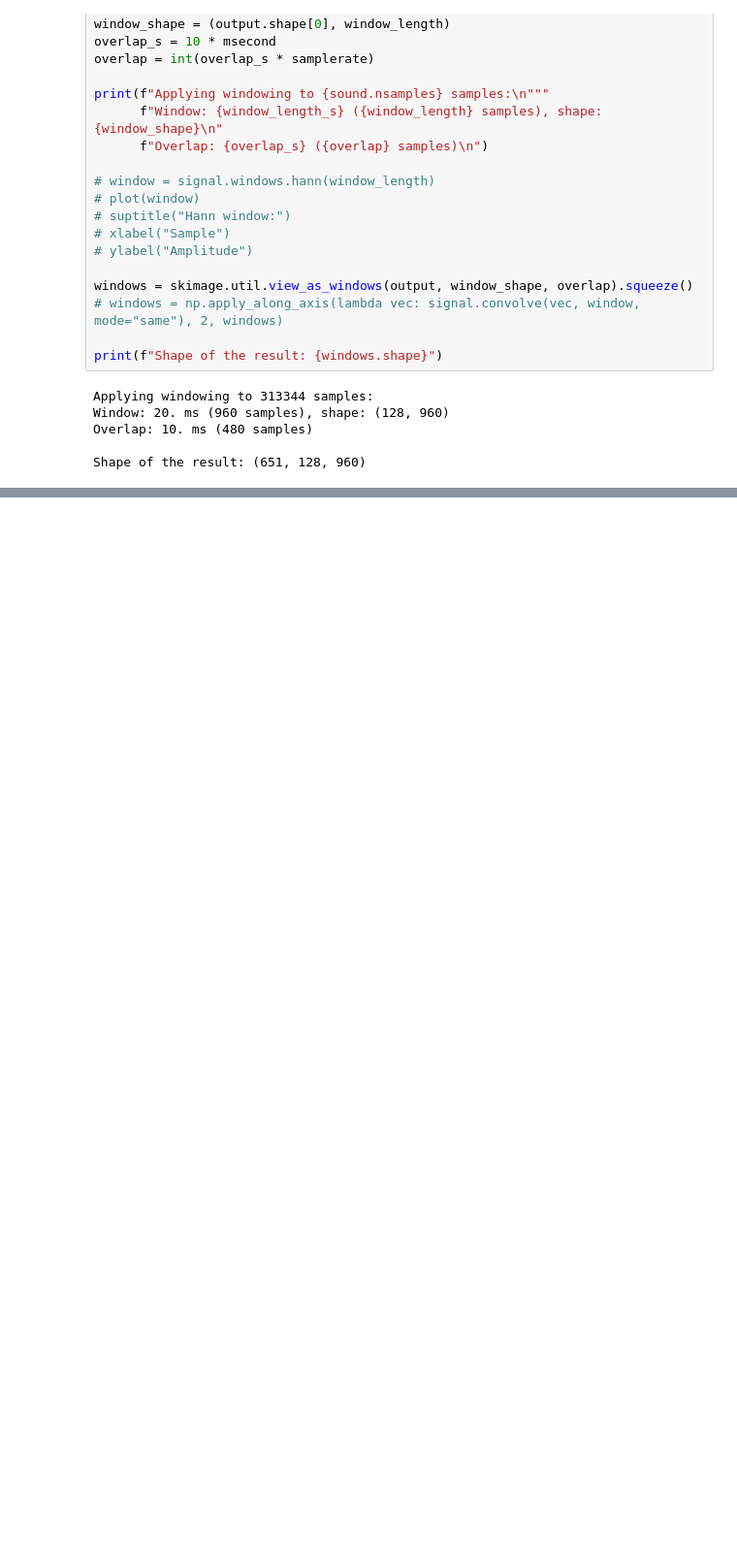
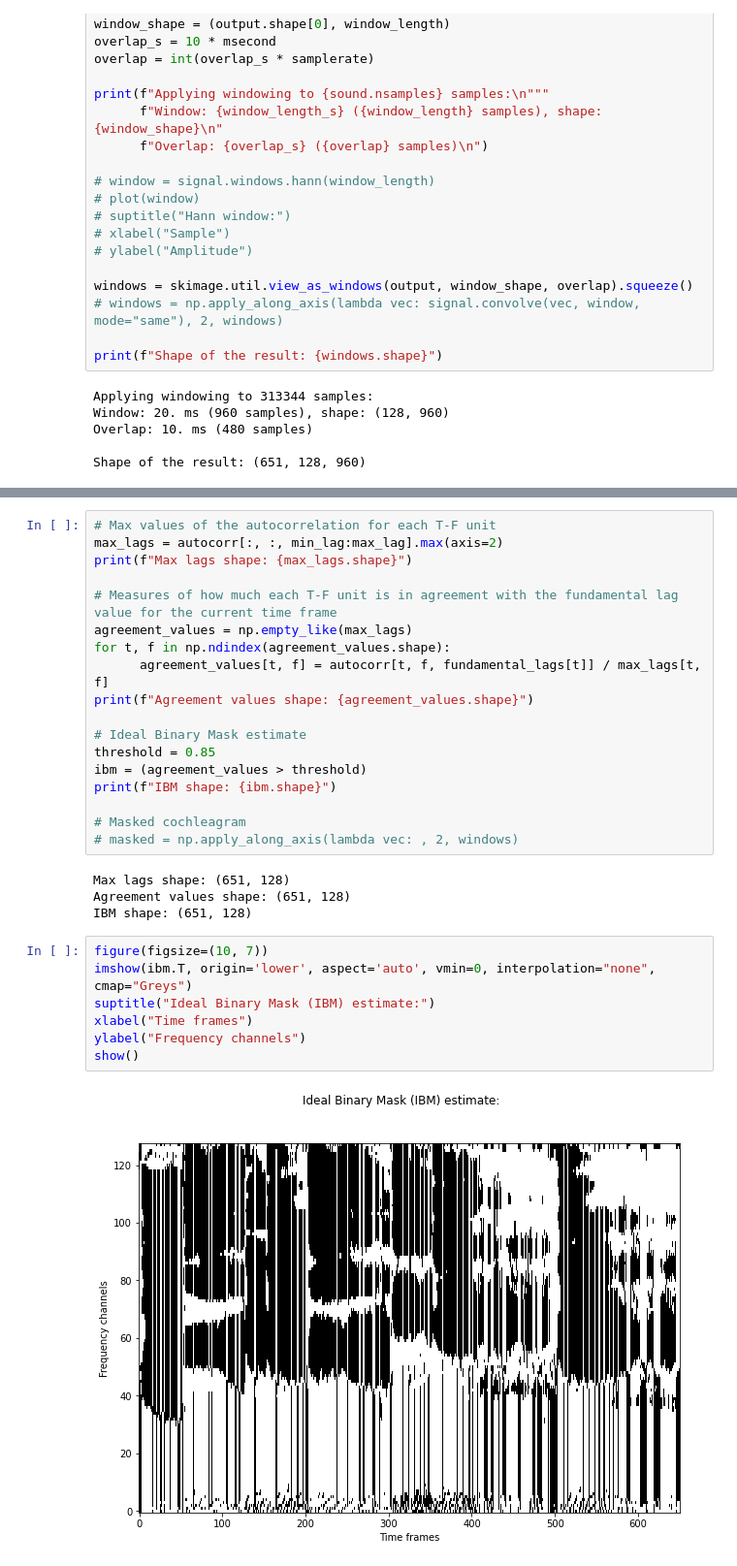
Before and after one commit to salveron/bachelors_thesis, a Jupyter notebook: notebooks/monophony.ipynb, the cells around one changed output, grey strips where cells are left out. Shown at 97% size. Drawn from its saved outputs; the diff is of its cells as text; blank space fills up the shorter version.

```diff
--- a/notebooks/monophony.ipynb
+++ b/notebooks/monophony.ipynb
@@ -155,0 +182,31 @@ show()
+# %%
+# Max values of the autocorrelation for each T-F unit
+max_lags = autocorr[:, :, min_lag:max_lag].max(axis=2)
+print(f"Max lags shape: {max_lags.shape}")
+
+# Measures of how much each T-F unit is in agreement with the fundamental lag value for the current time frame
+agreement_values = np.empty_like(max_lags)
+for t, f in np.ndindex(agreement_values.shape):
+      agreement_values[t, f] = autocorr[t, f, fundamental_lags[t]] / max_lags[t, f]
+print(f"Agreement values shape: {agreement_values.shape}")
+
+# Ideal Binary Mask estimate
+threshold = 0.85
+ibm = (agreement_values > threshold)
+print(f"IBM shape: {ibm.shape}")
+
+# Masked cochleagram
+# masked = np.apply_along_axis(lambda vec: , 2, windows)
+# %% [output]
+Max lags shape: (651, 128)
+Agreement values shape: (651, 128)
+IBM shape: (651, 128)
+# %%
+figure(figsize=(10, 7))
+imshow(ibm.T, origin='lower', aspect='auto', vmin=0, interpolation="none", cmap="Greys")
+suptitle("Ideal Binary Mask (IBM) estimate:")
+xlabel("Time frames")
+ylabel("Frequency channels")
+show()
+# %% [output]
+[figure, added]
```
Also changed, not shown: parts of 9 cells of this notebook, 3 other files.
